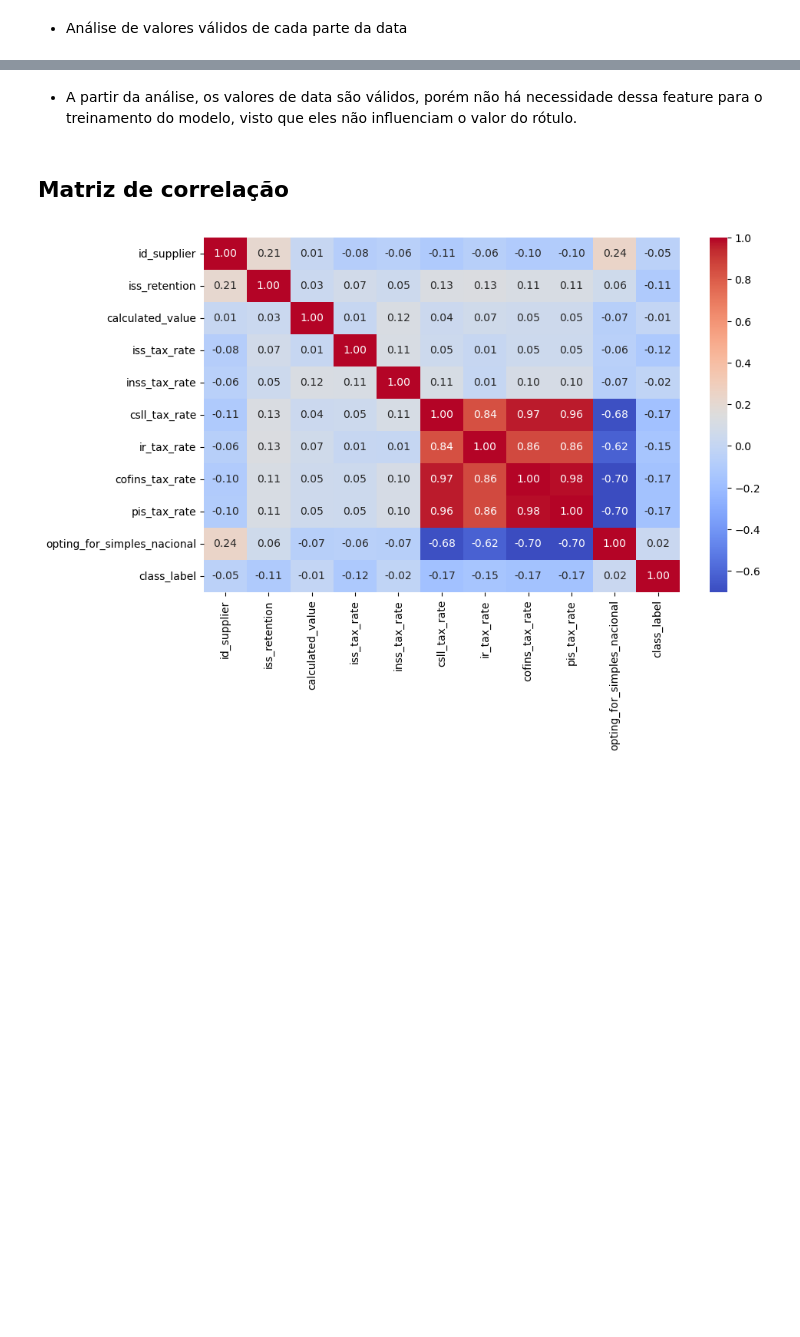
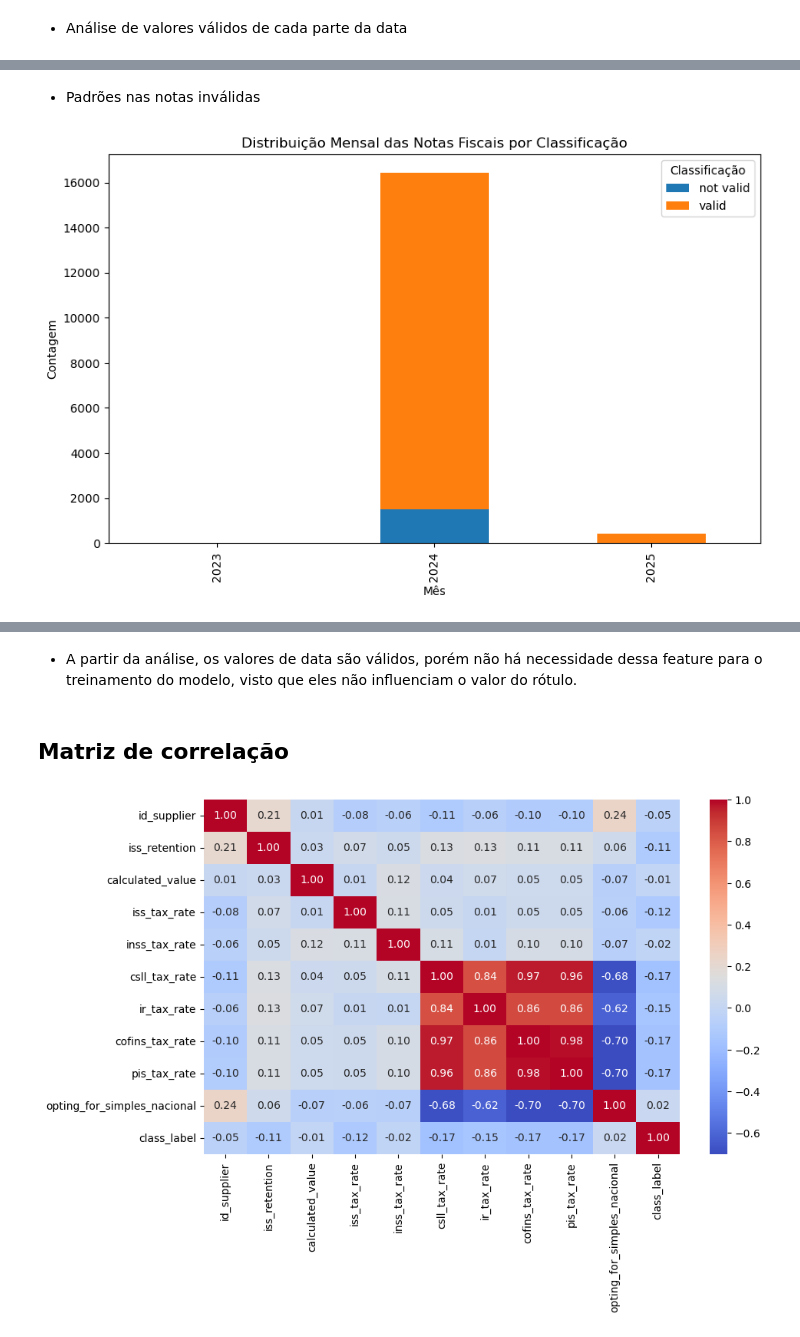
Before and after one commit to augustces/DeteccaoDeNotasFiscaisInvalidas, a Jupyter notebook: notebook/Detecção de Impostos Invalidos.ipynb, the cells around one changed output, grey strips where cells are left out. Saved outputs shown, nothing was run; the diff lists cells and outputs as text; code cells hidden in the pictures; blank space fills up the shorter version.

```diff
--- a/notebook/Detecção de Impostos Invalidos.ipynb
+++ b/notebook/Detecção de Impostos Invalidos.ipynb
@@ -298,3 +298,16 @@ df_transformado.describe()
 | 50% | 2024.000000 | 11.000000 | 8.000000 | 8.000000 | 6.000000 | 5.000000 | 0.0 |
 | 75% | 2024.000000 | 12.000000 | 14.000000 | 13.000000 | 33.000000 | 31.000000 | 0.0 |
 | max | 2025.000000 | 12.000000 | 31.000000 | 23.000000 | 59.000000 | 59.000000 | 0.0 |
+# %% [markdown]
+- Padrões nas notas inválidas
+# %%
+anual = df_transformado.groupby("Ano")["class_label"].value_counts().unstack()
+
+anual.plot(kind="bar", figsize=(10, 6), stacked=True)
+plt.title("Distribuição Mensal das Notas Fiscais por Classificação")
+plt.xlabel("Mês")
+plt.ylabel("Contagem")
+plt.legend(title="Classificação")
+plt.show()
+# %% [output]
+[figure, added]
```
Also changed, not shown: parts of 2 cells of this notebook, 2 other files.
